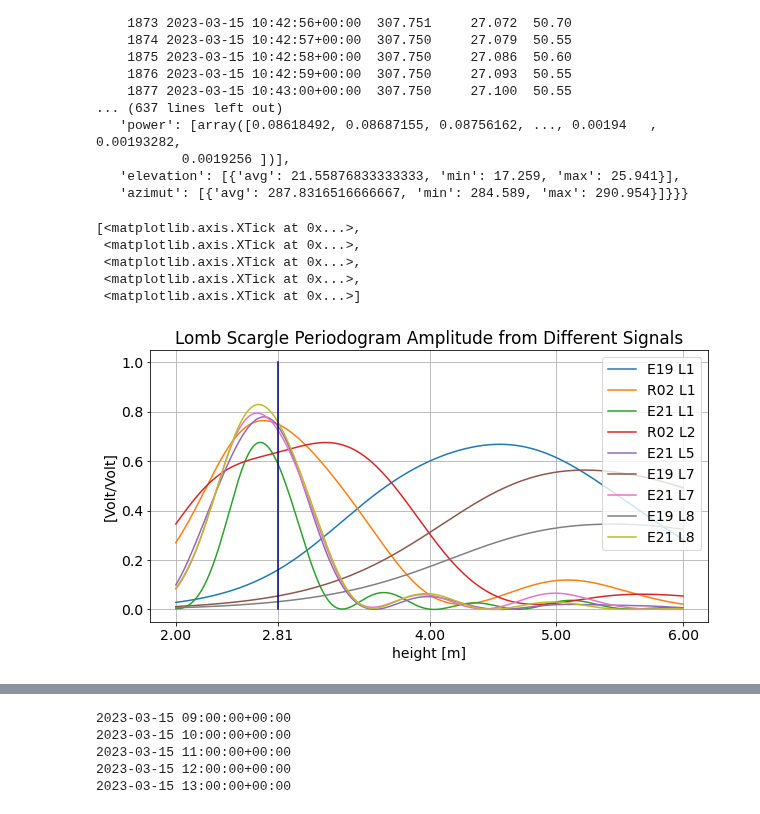
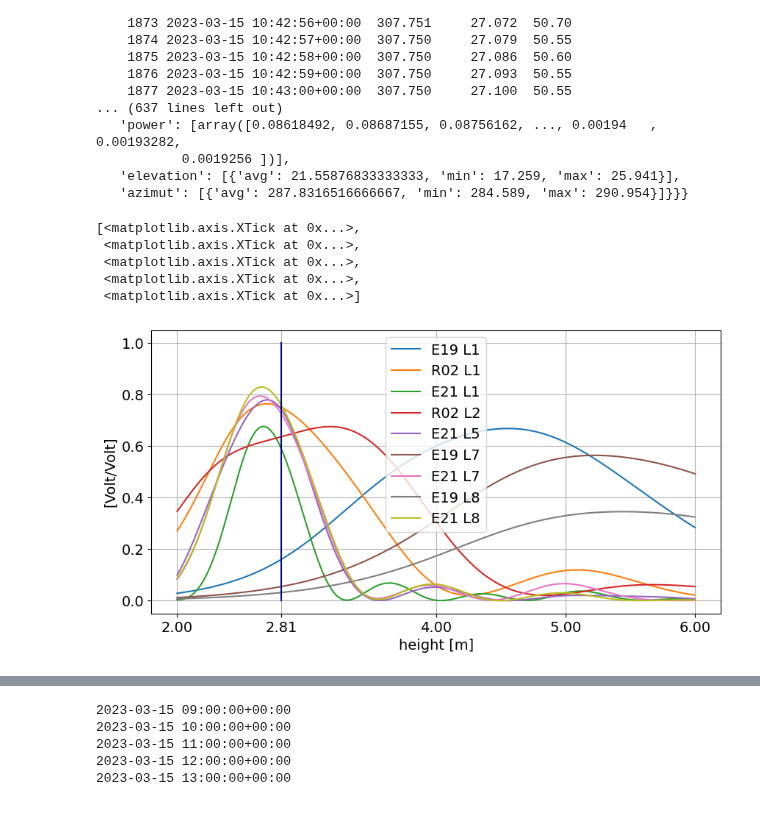
Before and after one commit to ziqing97/gnss_ir_analyze, a Jupyter notebook: src/plot_method_example.ipynb, the cells around one changed output, grey strips where cells are left out. Saved outputs shown, nothing was run; the diff lists cells and outputs as text; code cells hidden in the pictures.

```diff
--- a/src/plot_method_example.ipynb
+++ b/src/plot_method_example.ipynb
@@ -305,25 +305,25 @@ result_dict
 # %%
 plt.rcParams.update({'font.size': 14})
 fig,ax = plt.subplots()
 
 for item in power[t0]:
     ax.plot(frequency,item)
 ax.plot([frequency[mloc],frequency[mloc]],[0,1],color='navy')
 ax.legend(name[t0])
 ax.set_xlabel('height [m]')
 ax.set_ylabel('[Volt/Volt]')
 ax.grid()
 fig.set_size_inches(10,5)
-ax.set_title('Lomb Scargle Periodogram Amplitude from Different Signals')
+#ax.set_title('Lomb Scargle Periodogram Amplitude from Different Signals')
 ax.xaxis.set_major_formatter(mtick.FormatStrFormatter('%.2f'))
 ax.set_xticks([2,frequency[mloc],4,5,6])
 # %% [output]
 [<matplotlib.axis.XTick at 0x...>,
  <matplotlib.axis.XTick at 0x...>,
  <matplotlib.axis.XTick at 0x...>,
  <matplotlib.axis.XTick at 0x...>,
  <matplotlib.axis.XTick at 0x...>]
-[figure, old version]
+[figure, new version]
 # %%
 azimut_mask = [270,330]
 elevation_mask = [10,70]
```
Also changed, not shown: parts of 5 cells of this notebook, 8 other files.
